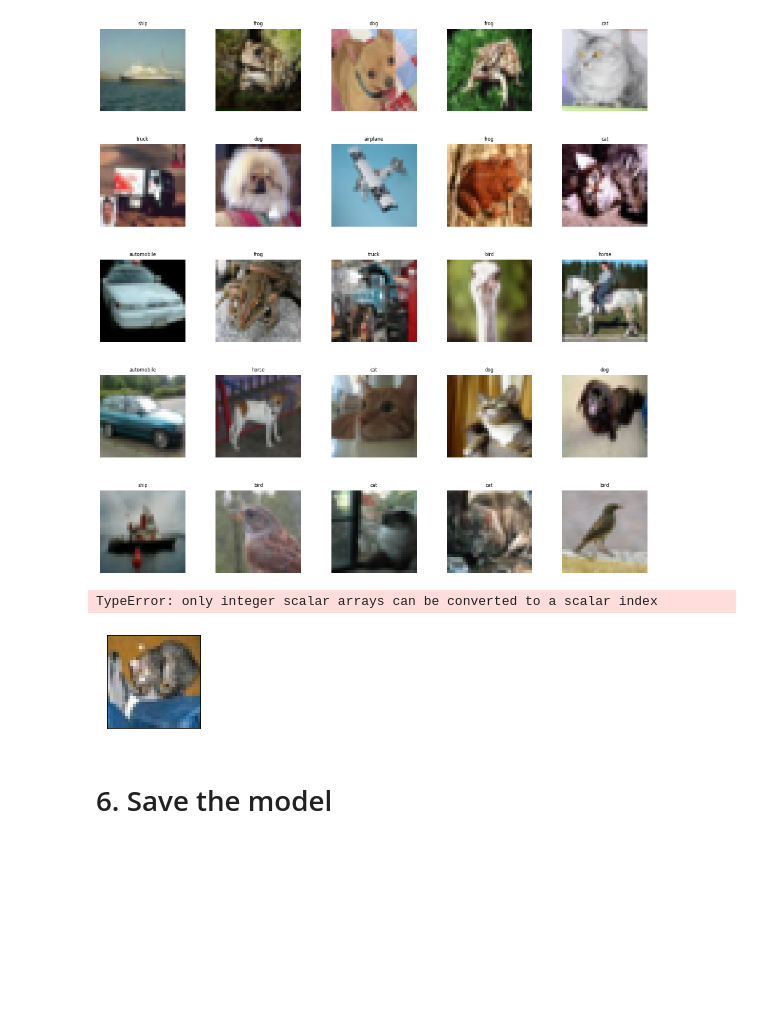
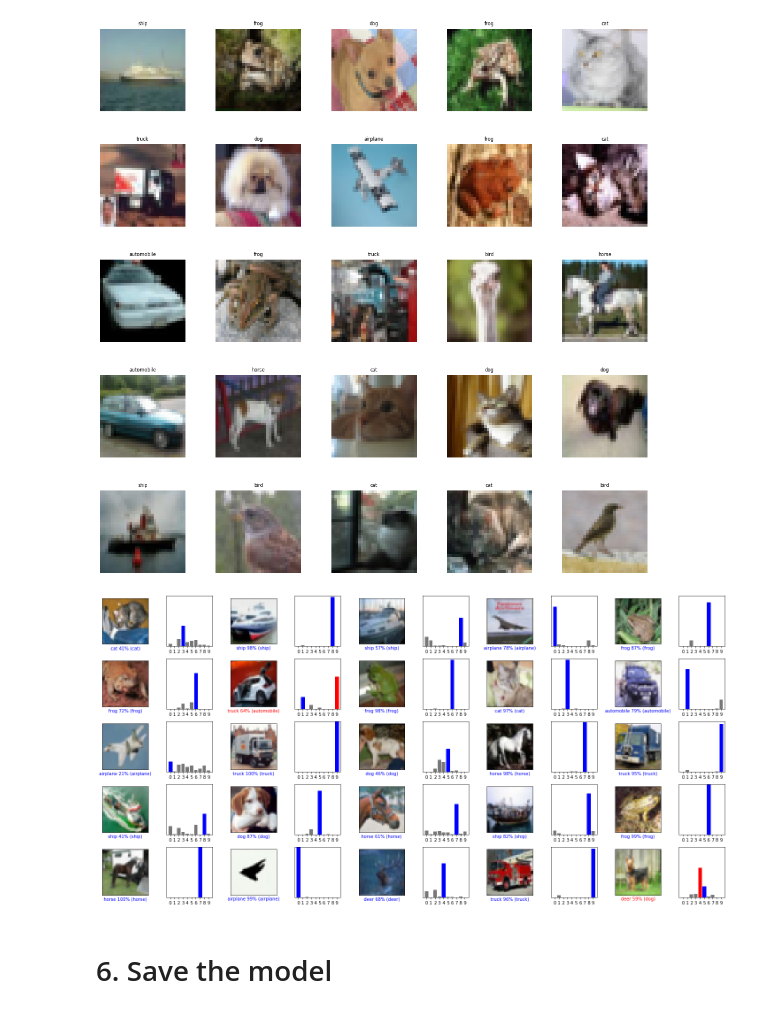
Before and after one commit to fares-ds/Cifar-10_Image_Classification_Using_CNNs, a Jupyter notebook: Cifar_10_image_classification_using_cnn.ipynb, the cells around one changed output. Saved outputs shown, nothing was run; the diff lists cells and outputs as text; code cells hidden in the pictures; blank space fills up the shorter version.

Commit message:
Visualize some predicted classes

```diff
--- a/Cifar_10_image_classification_using_cnn.ipynb
+++ b/Cifar_10_image_classification_using_cnn.ipynb
@@ -325,7 +325,7 @@ def plot_image(i, predictions_array, true_label, img):
                color=color)
 
 def plot_value_array(i, predictions_array, true_label):
-    predictions_array, true_label = predictions_array), int(true_label[i])
+    predictions_array, true_label = predictions_array, int(true_label[i])
     plt.grid(False)
     plt.xticks(range(10))
     plt.yticks([])
@@ -338,20 +338,19 @@ def plot_value_array(i, predictions_array, true_label):
 # %%
 # Plot the first X test images, their predicted labels, and the true labels.
 # Color correct predictions in blue and incorrect predictions in red.
 num_rows = 5
-num_cols = 3
+num_cols = 5
 num_images = num_rows * num_cols
 plt.figure(figsize=(2 * 2 * num_cols, 2 * num_rows))
 for i in range(num_images):
     plt.subplot(num_rows, 2 * num_cols, 2 * i + 1)
     plot_image(i, predictions[i], y_test, X_test)
     plt.subplot(num_rows, 2*num_cols, 2*i+2)
     plot_value_array(i, predictions[i], y_test)
 plt.tight_layout()
 plt.show()
 # %% [output]
-TypeError: only integer scalar arrays can be converted to a scalar index
-[figure, old version]
+[figure, new version]
 # %% [markdown]
 # 6. Save the model
 # %%
```
